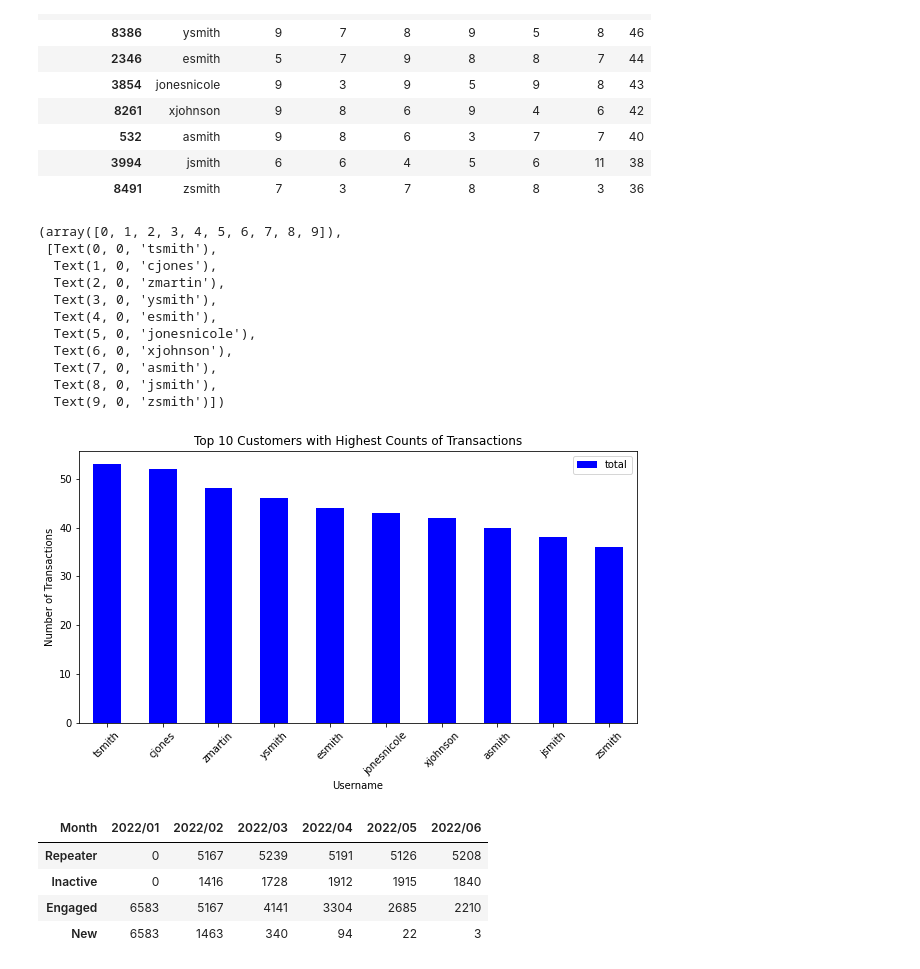
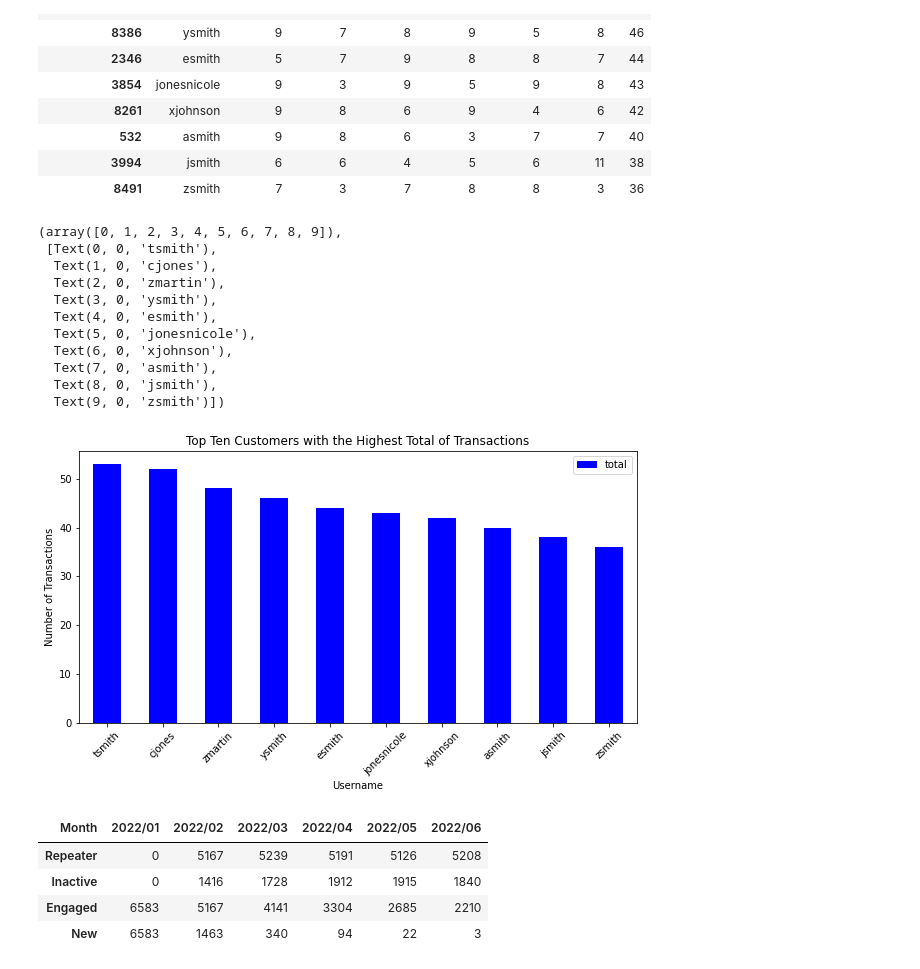
Before and after one commit to tobIsokenobi/itmgt25, a Jupyter notebook: adhoc/Customer.ipynb, the cells around one changed output. Saved outputs shown, nothing was run; the diff lists cells and outputs as text; code cells hidden in the pictures.

```diff
--- a/adhoc/Customer.ipynb
+++ b/adhoc/Customer.ipynb
@@ -143,19 +143,19 @@ hightranstotal[:10]
 | 8491 | zsmith | 7 | 3 | 7 | 8 | 8 | 3 | 36 |
 # %%
 #bar graph for hightranstotal
-hightranstotal[:10].plot(kind = "bar", x ="username", y = "total", xlabel = "Username", ylabel = "Number of Transactions", figsize = (10,5), color = "blue", title = "Top 10 Customers with Highest Counts of Transactions")
+hightranstotal[:10].plot(kind = "bar", x ="username", y = "total", xlabel = "Username", ylabel = "Number of Transactions", figsize = (10,5), color = "blue", title = "Top Ten Customers with the Highest Total of Transactions")
 plt.xticks(rotation = 45)
 # %% [output]
 (array([0, 1, 2, 3, 4, 5, 6, 7, 8, 9]),
  [Text(0, 0, 'tsmith'),
   Text(1, 0, 'cjones'),
   Text(2, 0, 'zmartin'),
   Text(3, 0, 'ysmith'),
   Text(4, 0, 'esmith'),
   Text(5, 0, 'jonesnicole'),
   Text(6, 0, 'xjohnson'),
   Text(7, 0, 'asmith'),
   Text(8, 0, 'jsmith'),
   Text(9, 0, 'zsmith')])
-[figure, old version]
+[figure, new version]
 # %%
```
Also changed, not shown: parts of 7 cells of this notebook, 5 other files.
